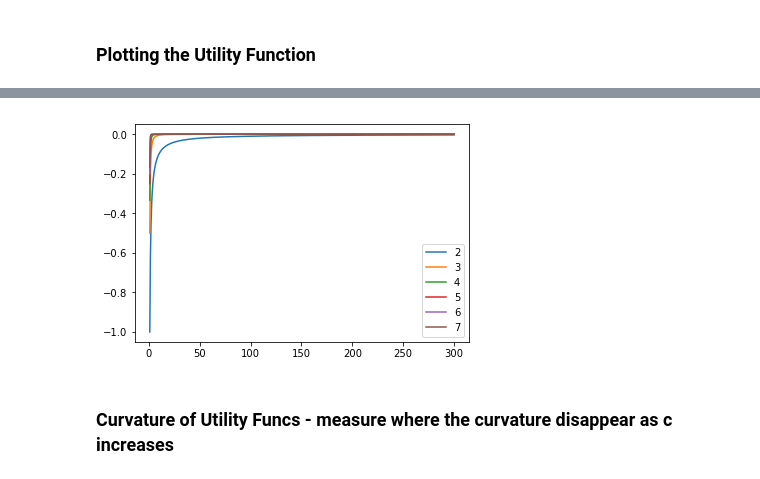
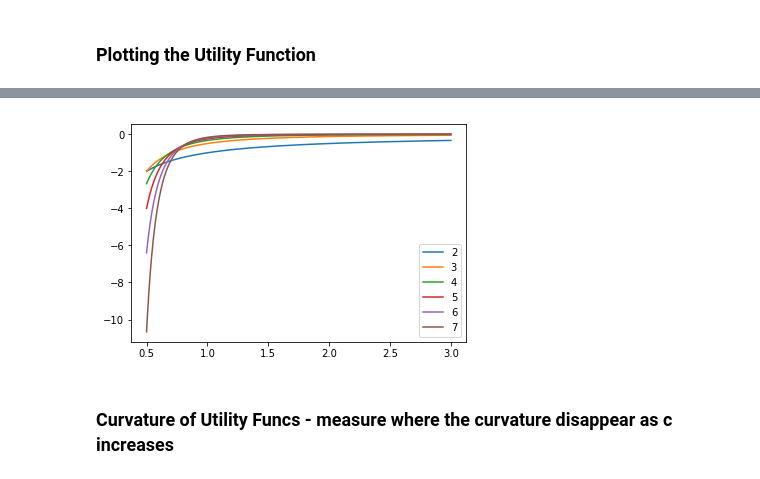
Before and after one commit to Quintus-Zhang/Tracer, a Jupyter notebook: jupyter/expanding_grid.ipynb, the cells around one changed output, grey strips where cells are left out. Saved outputs shown, nothing was run; the diff lists cells and outputs as text; code cells hidden in the pictures.

```diff
--- a/jupyter/expanding_grid.ipynb
+++ b/jupyter/expanding_grid.ipynb
@@ -70,14 +68,14 @@ plt.show()
 # %%
 gamma_list = np.arange(2, 8, 1)
-c = np.linspace(1, 300, 500).astype('float')
+c = np.linspace(0.5, 3, 500).astype('float')
 
 for gamma in gamma_list:
     u = utility(c, gamma)
     plt.plot(c, u)
 plt.legend(gamma_list)
 plt.show()
 # %% [output]
-[figure, old version]
+[figure, new version]
 # %% [markdown]
 ###  Curvature of Utility Funcs - measure where the curvature disappear as c increases
 # %%
```
Also changed, not shown: parts of 9 cells of this notebook, 1 other file.
